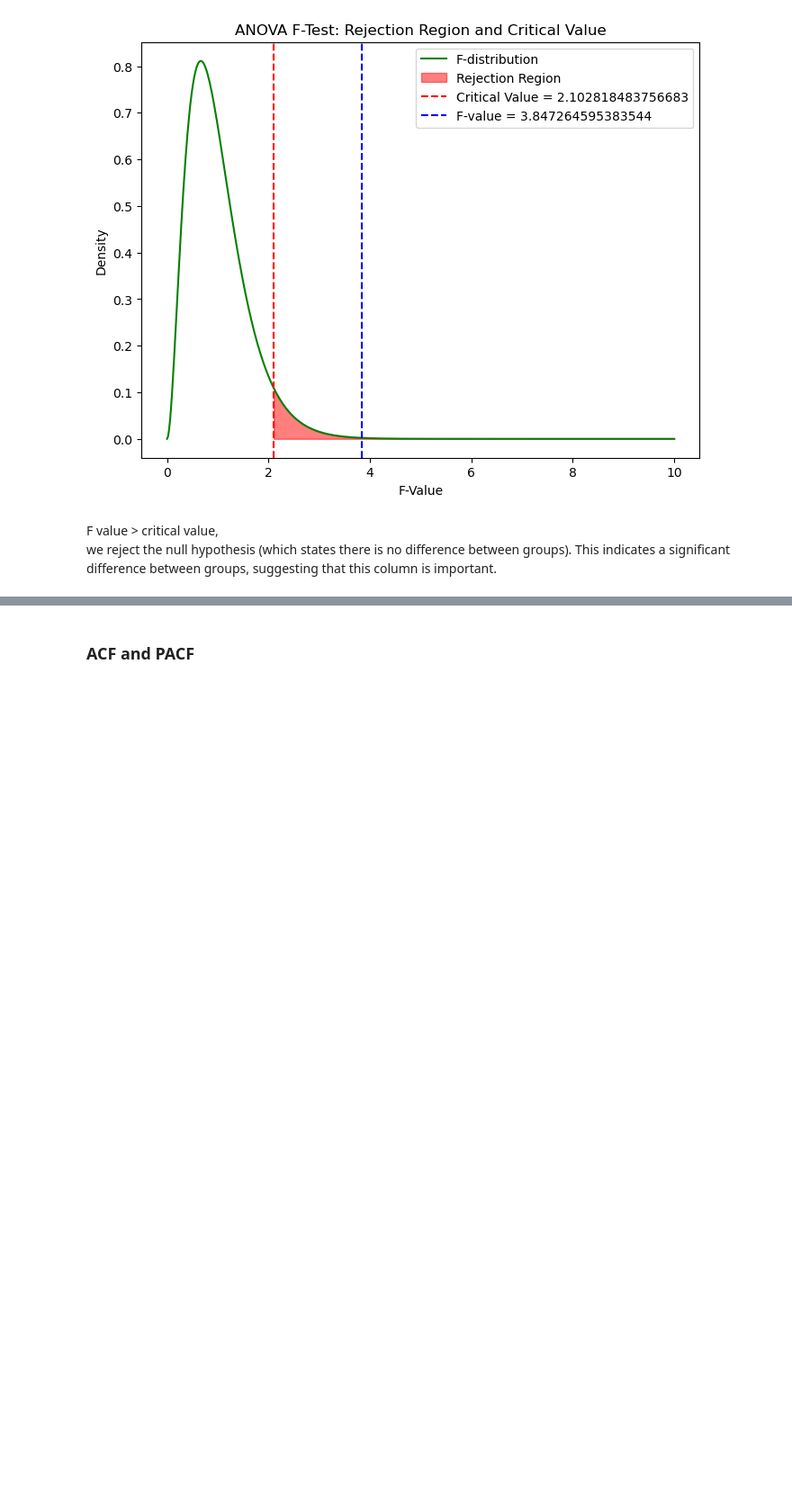
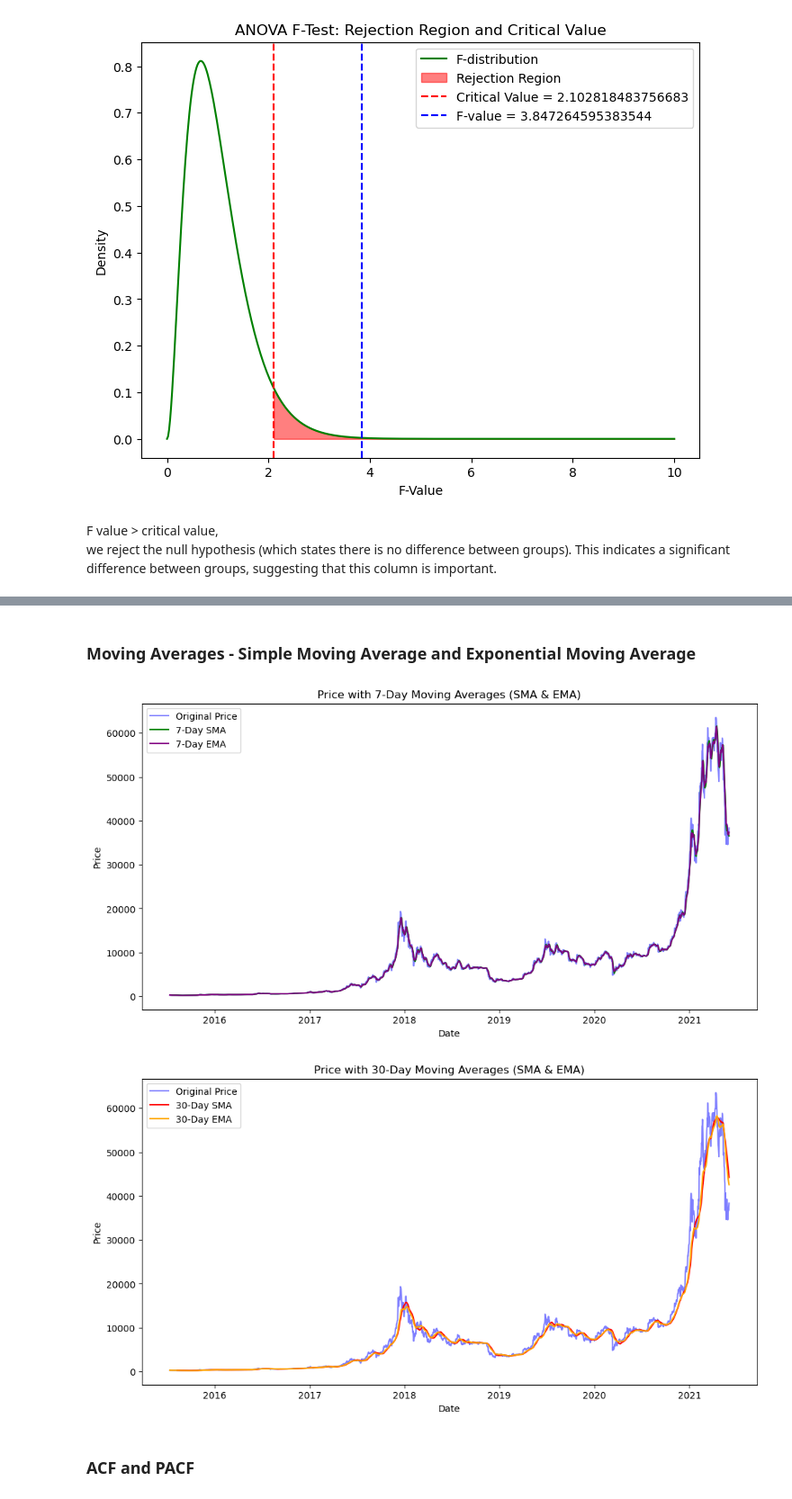
Before and after one commit to DoanNguyen2001/tap_bitcoin, a Jupyter notebook: sandesh_side.ipynb, the cells around one changed output, grey strips where cells are left out. Shown at 90% size. Cells and saved outputs as stored; diff of their text form; code cells hidden in the pictures; blank space fills up the shorter version.

```diff
--- a/sandesh_side.ipynb
+++ b/sandesh_side.ipynb
@@ -467,3 +369,51 @@ decomposition = seasonal_decompose(data['transaction_amount'], model
+# %% [markdown]
+### Moving Averages - Simple Moving Average and Exponential Moving Average
+# %%
+
+# Simple Moving Average (SMA)
+df_1['SMA_7'] = df_1['price'].rolling(window=7).mean()  # 7-day moving average (short-term)
+df_1['SMA_30'] = df_1['price'].rolling(window=30).mean()  # 30-day moving average (long-term)
+
+# Exponential Moving Average (EMA)
+df_1['EMA_7'] = df_1['price'].ewm(span=7, adjust=False).mean()  # 7-day exponential moving average (short-term)
+df_1['EMA_30'] = df_1['price'].ewm(span=30, adjust=False).mean()  # 30-day exponential moving average (long-term)
+
+# Plotting 7-day Moving Averages (SMA and EMA)
+plt.figure(figsize=(12, 6))
+
+# Original data
+plt.plot(df_1.index, df_1['price'], label='Original Price', color='blue', alpha=0.5)
+
+# 7-Day Moving Averages
+plt.plot(df_1.index, df_1['SMA_7'], label='7-Day SMA', color='green')
+plt.plot(df_1.index, df_1['EMA_7'], label='7-Day EMA', color='purple')
+
+# Labels and Legends
+plt.title('Price with 7-Day Moving Averages (SMA & EMA)')
+plt.xlabel('Date')
+plt.ylabel('Price')
+plt.legend()
+plt.show()
+
+# Plotting 30-day Moving Averages (SMA and EMA)
+plt.figure(figsize=(12, 6))
+
+# Original data
+plt.plot(df_1.index, df_1['price'], label='Original Price', color='blue', alpha=0.5)
+
+# 30-Day Moving Averages
+plt.plot(df_1.index, df_1['SMA_30'], label='30-Day SMA', color='red')
+plt.plot(df_1.index, df_1['EMA_30'], label='30-Day EMA', color='orange')
+
+# Labels and Legends
+plt.title('Price with 30-Day Moving Averages (SMA & EMA)')
+plt.xlabel('Date')
+plt.ylabel('Price')
+plt.legend()
+plt.show()
+# %% [output]
+[figure, added]
+[figure, added]
 # %% [markdown]
 ### ACF and PACF
 # %%
```
Also changed, not shown: parts of 39 cells of this notebook.
